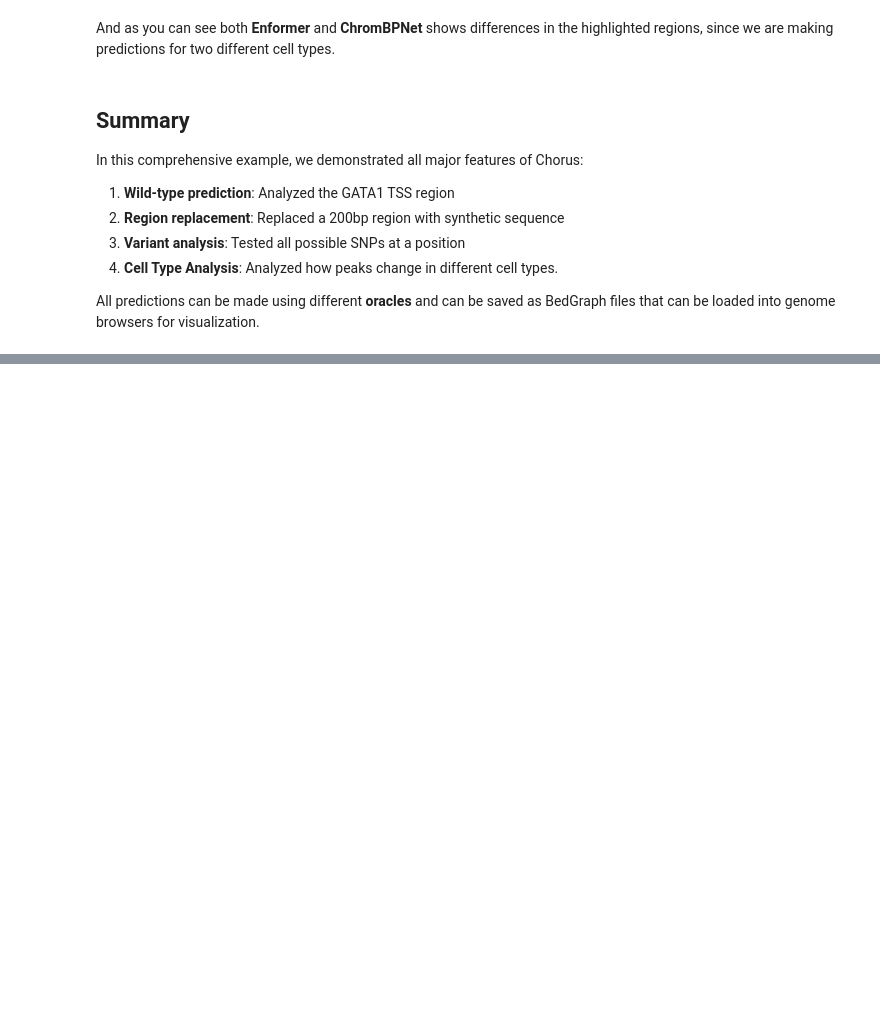
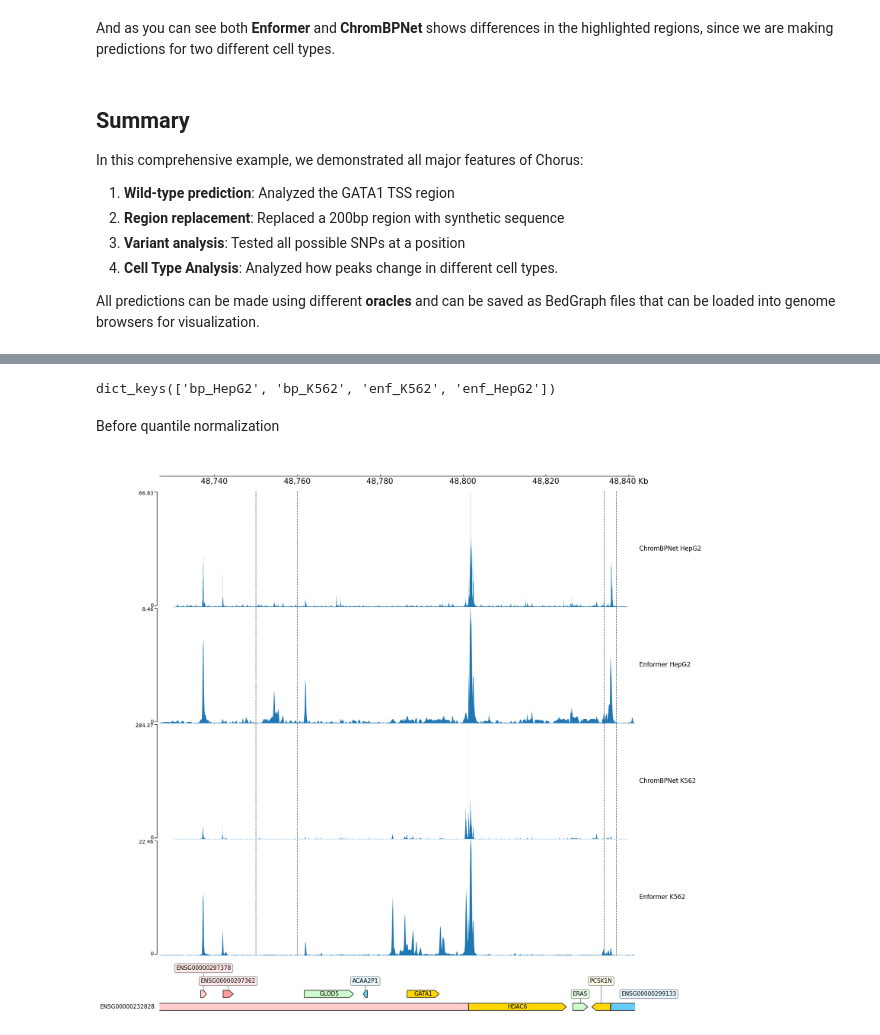
Before and after one commit to pinellolab/chorus, a Jupyter notebook: examples/chrombpnet_enformer_gata1.ipynb, the cells around one changed output, grey strips where cells are left out. Drawn from its saved outputs; the diff is of its cells as text; code cells hidden in the pictures; blank space fills up the shorter version.

Commit message:
add quantile normalization

```diff
--- a/examples/chrombpnet_enformer_gata1.ipynb
+++ b/examples/chrombpnet_enformer_gata1.ipynb
@@ -753,0 +762,2 @@ All predictions can be made using different **oracles** and can be saved as BedG
+# %%
+joined_prediction = OraclePrediction()
@@ -753,0 +778,10 @@ All predictions can be made using different **oracles** and can be saved as BedG
+# %%
+chrombpnet_oracle.load_pretrained_model(
+    assay="DNASE",
+    cell_type="K562",
+)
+chrombpnet_K562 = chrombpnet_oracle.predict(
+    ('chrX', 48_730_000, 48_840_000),  # needed to match Enformer context length
+)
+
+joined_prediction.add('bp_K562', chrombpnet_K562['DNASE:K562'])
@@ -753,0 +792,51 @@ All predictions can be made using different **oracles** and can be saved as BedG
+# %%
+track_ids = ['ENCFF413AHU', 'ENCFF136DBS']
+enformer_HepG2_K562 = oracle.predict(
+    ('chrX', 48777634, 48790694),
+    track_ids  # Using specific track IDs
+)
+joined_prediction.add('enf_K562', enformer_HepG2_K562['ENCFF413AHU'])
+joined_prediction.add('enf_HepG2', enformer_HepG2_K562['ENCFF136DBS'])
+# %%
+joined_prediction.keys()
+# %% [output]
+dict_keys(['bp_HepG2', 'bp_K562', 'enf_K562', 'enf_HepG2'])
+# %% [markdown]
+Before quantile normalization
+# %%
+frame = (
+    XAxis()
+    + joined_prediction['bp_HepG2'].get_coolbox_representation(add_xaxis=False,
+                                                    add_vlines=False,
+                                                    signal_threshold=100,
+                                                    title="ChromBPNet HepG2",
+                                                    ) \
+    + Vlines(["chrX:48750000-48760000", "chrX:48834000-48837000"])\
+    + TrackHeight(8) \
+    + joined_prediction['enf_HepG2'].get_coolbox_representation(
+        add_xaxis=False,
+        add_vlines=False,
+        signal_threshold=100,
+        title="Enformer HepG2") \
+    + Vlines(["chrX:48750000-48760000", "chrX:48834000-48837000"])\
+    + TrackHeight(8)
+    + joined_prediction['bp_K562'].get_coolbox_representation(
+        add_xaxis=False,
+        add_vlines=False,
+        signal_threshold=100,
+        title="ChromBPNet K562")\
+    + Vlines(["chrX:48750000-48760000", "chrX:48834000-48837000"])\
+    + TrackHeight(8)\
+    + joined_prediction['enf_K562'].get_coolbox_representation(
+        add_xaxis=False,
+        add_vlines=False,
+        signal_threshold=100,
+        title="Enformer K562")\
+    + Vlines(["chrX:48750000-48760000", "chrX:48834000-48837000"])\
+    + TrackHeight(8)\
+    + GTF(str(gtf_path))
+)
+
+frame.plot("chrX:48726820-48841508")
+# %% [output]
+[figure, added]
```
Also changed, not shown: parts of 26 cells of this notebook, 5 other files.
